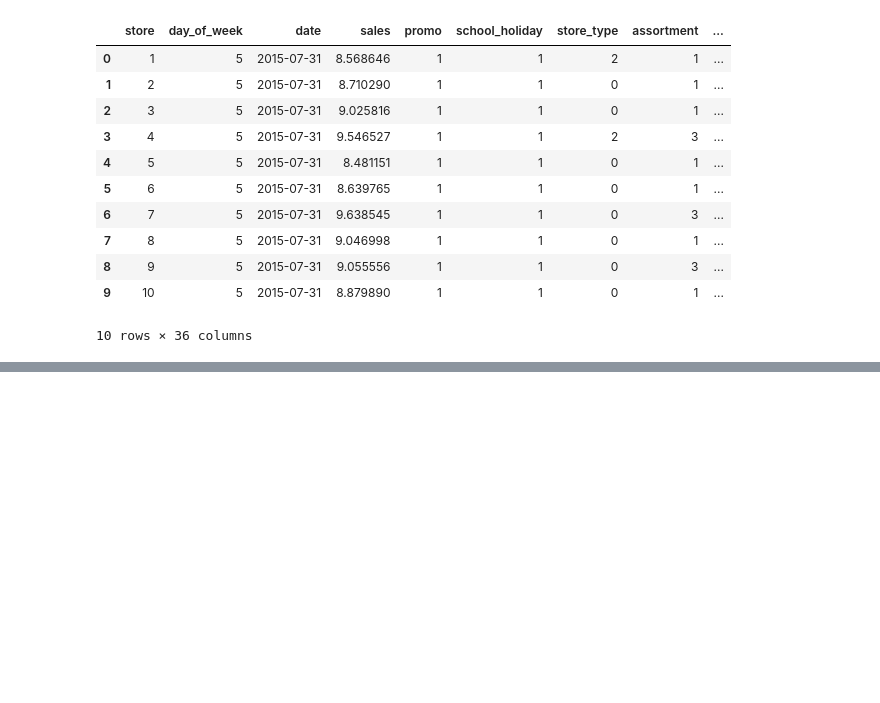
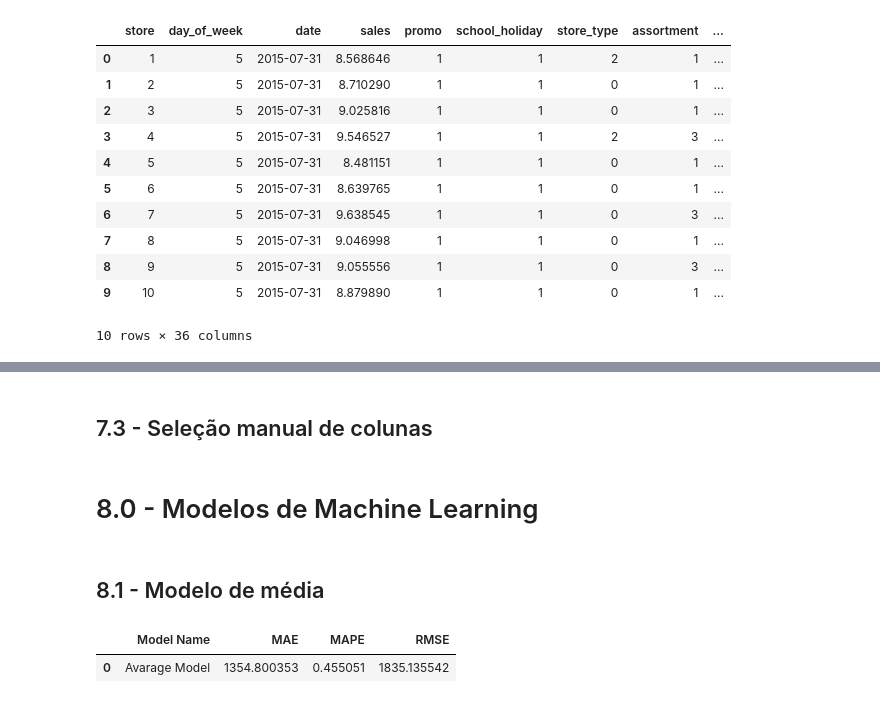
Before and after one commit to castrien/ds_em_producao, a Jupyter notebook: m04_v01_ds_em_producao.ipynb, the cells around one changed output, grey strips where cells are left out. Drawn from its saved outputs; the diff is of its cells as text; code cells hidden in the pictures; blank space fills up the shorter version.

```diff
--- a/m04_v01_ds_em_producao.ipynb
+++ b/m04_v01_ds_em_producao.ipynb
@@ -931,0 +919,32 @@ cols_selected_boruta.extend( feat_to_add)
+# %% [markdown]
+## 7.3 - Seleção manual de colunas
+# %%
+cols_selected_boruta = ['store',
+ 'promo',
+ 'store_type',
+ 'assortment',
+ 'competition_distance',
+ 'competition_open_since_month',
+ 'competition_open_since_year',
+ 'promo2',
+ 'promo2_since_week',
+ 'promo2_since_year',
+ 'competition_time_month',
+ 'promo_time_week',
+ 'day_of_week_sin',
+ 'day_of_week_cos',
+'month_sin',
+ 'month_cos',
+ 'day_sin',
+ 'day_cos',
+'week_of_year_sin',
+ 'week_of_year_cos']
+
+
+# adicionar colunas
+feat_to_add = ['date','sales']
+
+#coluna final
+#cols_selected_boruta.extend( feat_to_add)
+# %% [markdown]
+# 8.0 - Modelos de Machine Learning
@@ -931,0 +954,17 @@ cols_selected_boruta.extend( feat_to_add)
+# %% [markdown]
+## 8.1 - Modelo de média
+# %%
+aux1 = x_test.copy()
+aux1['sales'] = y_test.copy()
+
+#predicao
+aux2 = aux1[['store','sales']].groupby('store').mean().reset_index().rename( columns={'sales':'predictions'})
+aux1 = pd.merge( aux1, aux2, how ='left', on='store')
+yhat_baseline = aux1['predictions']
+
+#perfomance
+baseline_result = m1_error('Avarage Model', np.expm1 (y_test), np.expm1 (yhat_baseline) )
+baseline_result
+# %% [output]
+|  | Model Name | MAE | MAPE | RMSE |
+| 0 | Avarage Model | 1354.800353 | 0.455051 | 1835.135542 |
```
Also changed, not shown: parts of 35 cells of this notebook.
